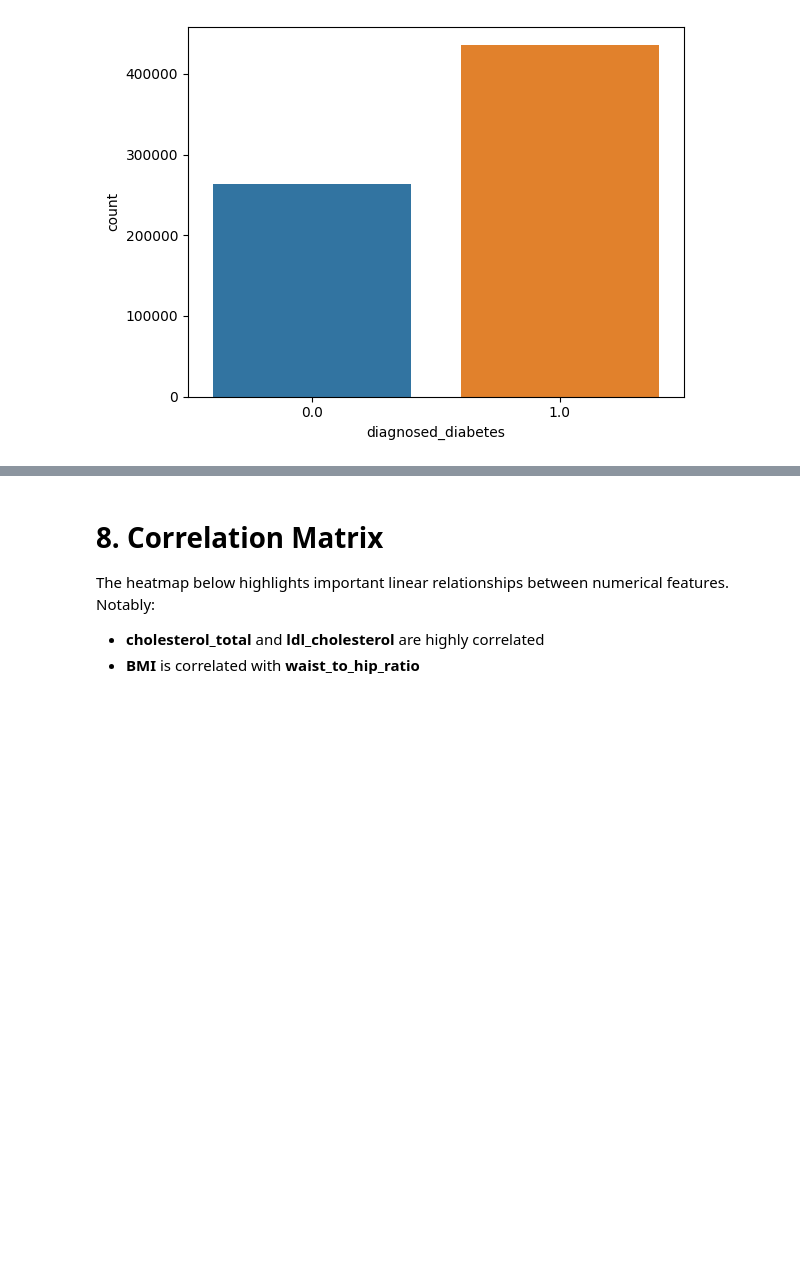
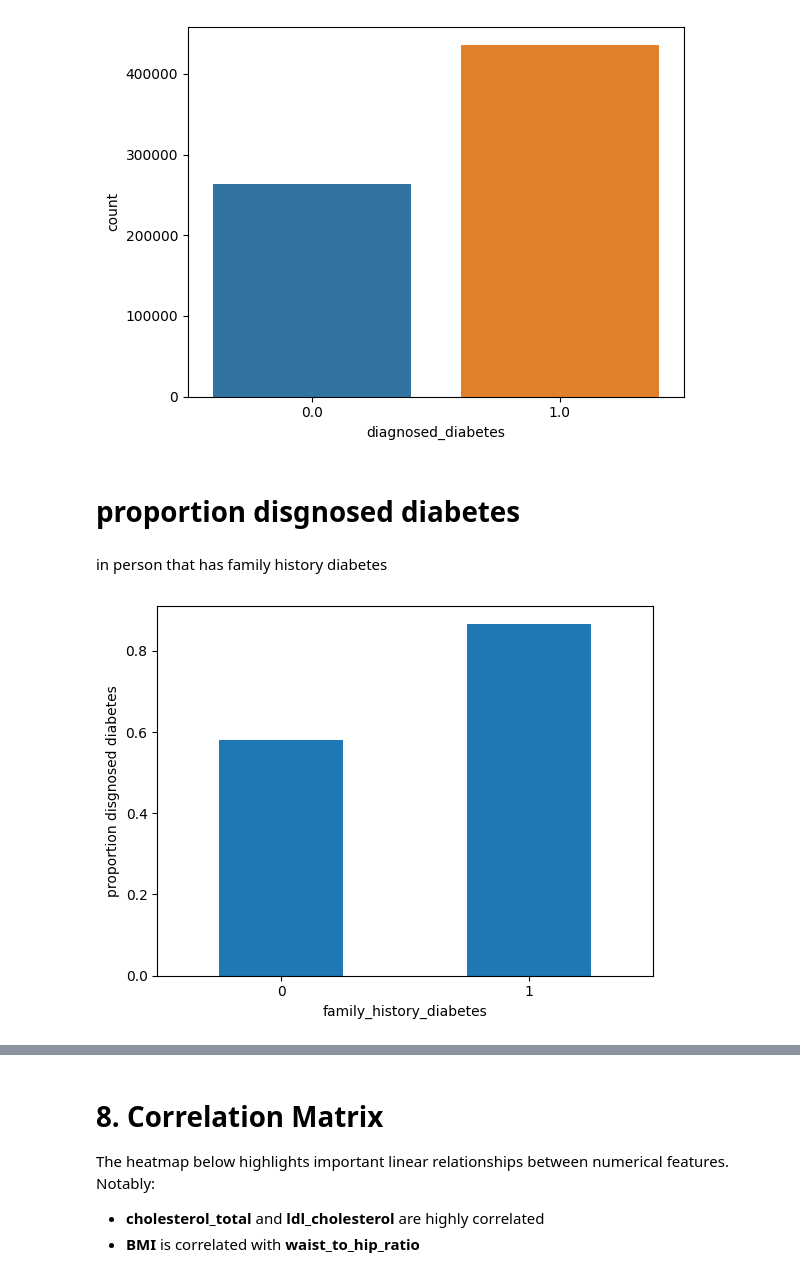
Before and after one commit to iliaselamrani212/Diabetes-Prediction, a Jupyter notebook: Diabetes Prediction EDA.ipynb, the cells around one changed output, grey strips where cells are left out. Saved outputs shown, nothing was run; the diff lists cells and outputs as text; code cells hidden in the pictures; blank space fills up the shorter version.

```diff
--- a/Diabetes Prediction EDA.ipynb
+++ b/Diabetes Prediction EDA.ipynb
@@ -159,3 +159,15 @@ sns.countplot(x='diagnosed_diabetes', data=train)
 plt.show()
 # %% [output]
 [figure]
+# %% [markdown]
+# proportion disgnosed diabetes
+# %% [markdown]
+in person that has family history diabetes
+# %%
+prop=train.groupby('family_history_diabetes')['diagnosed_diabetes'].mean()
+prop.plot(kind='bar')
+plt.ylabel('proportion disgnosed diabetes')
+plt.xticks(rotation=0)
+plt.show()
+# %% [output]
+[figure, added]
```
Also changed, not shown: parts of 5 cells of this notebook.
